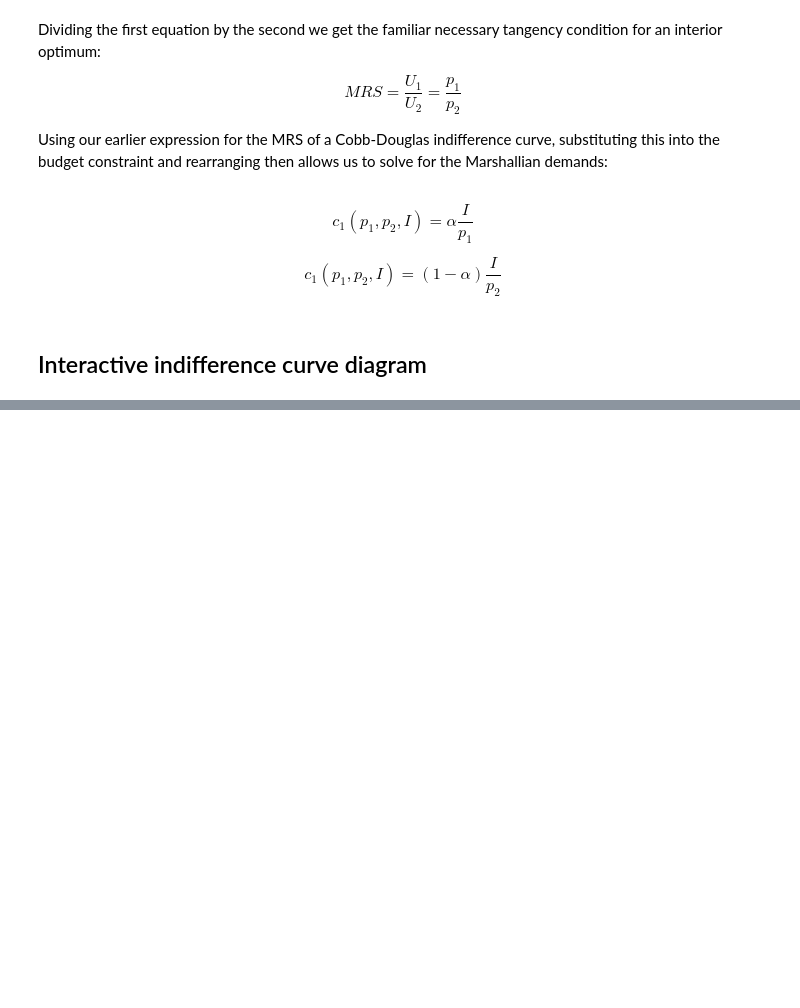
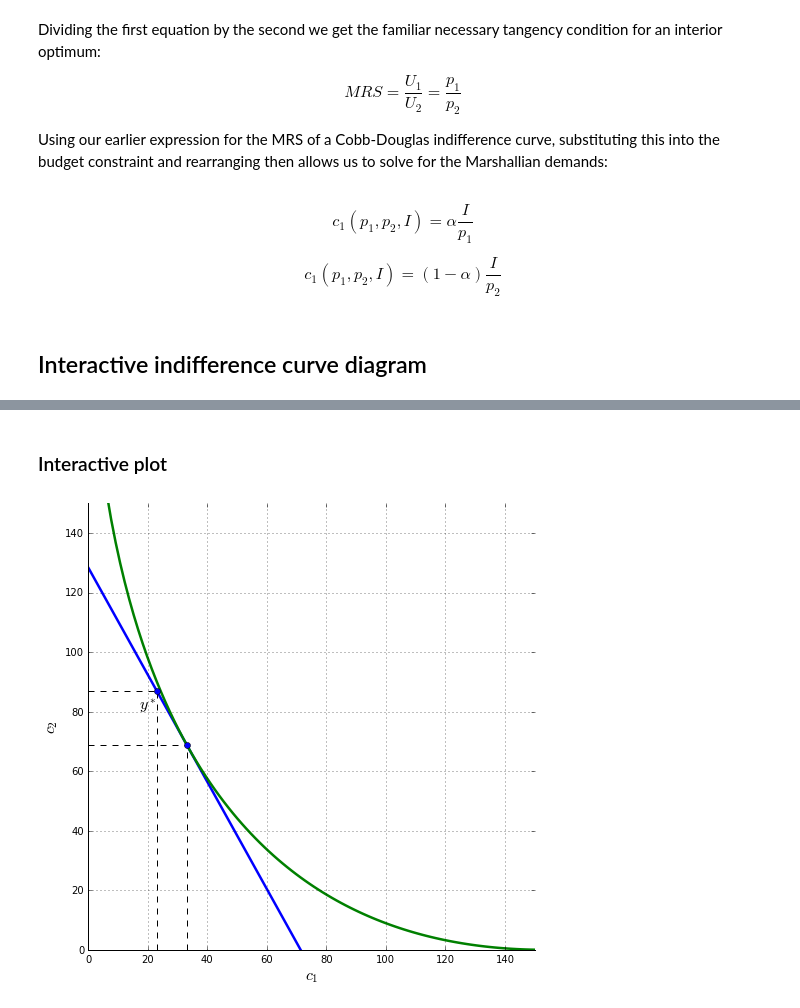
Before and after one commit to jhconning/Dev-II, a Jupyter notebook: notebooks/consume_opt1.ipynb, the cells around one changed output, grey strips where cells are left out. Cells and saved outputs as stored; diff of their text form; code cells hidden in the pictures; blank space fills up the shorter version.

```diff
--- a/notebooks/consume_opt1.ipynb
+++ b/notebooks/consume_opt1.ipynb
@@ -106,0 +253,6 @@ interact(consume_plot,p1=(pmin,pmax,0.1),p2=(pmin,pmax,0.1), I=(Imin,Imax,10),al
+# %% [markdown]
+### Interactive plot
+# %%
+interact(consume_plot2, r=(rmin,rmax,0.1), rho=fixed(rho), delta=(0.5,1,0.1), y1=(10,100,1), y2=(10,100,1))
+# %% [output]
+[figure, added]
```
Also changed, not shown: parts of 28 cells of this notebook.
